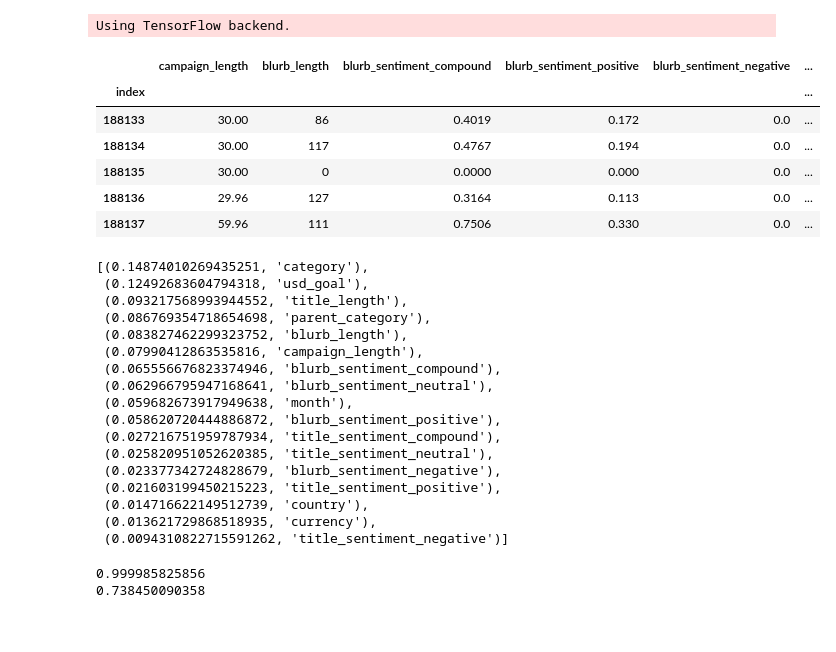
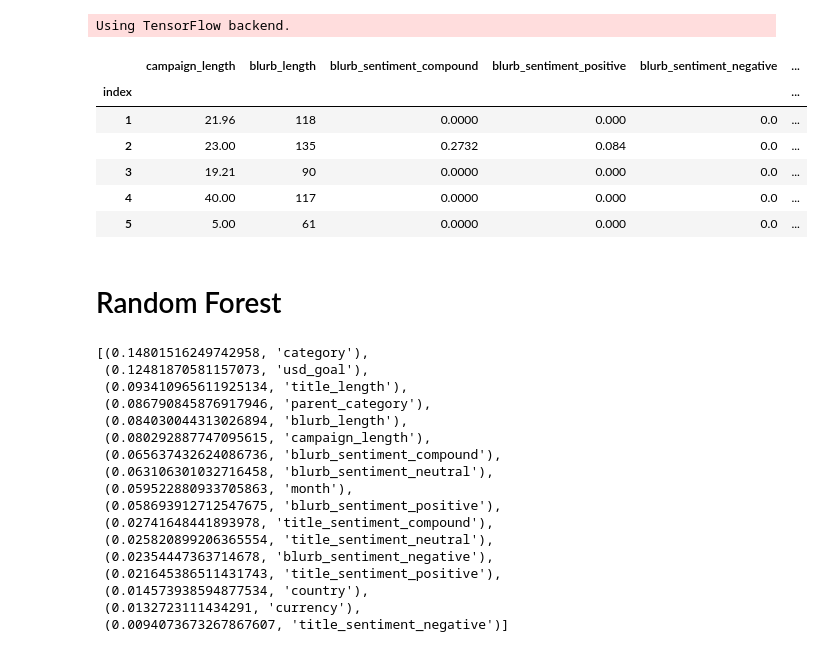
Before and after one commit to dmarrinan/Kickstarter-Analysis, a Jupyter notebook: machine_learning_modeling.ipynb, the cells around one changed output. Saved outputs shown, nothing was run; the diff lists cells and outputs as text; code cells hidden in the pictures.

```diff
--- a/machine_learning_modeling.ipynb
+++ b/machine_learning_modeling.ipynb
@@ -74,17 +74,17 @@ category_label_encoder = LabelEncoder()
 parent_category_label_encoder = LabelEncoder()
 month_label_encoder = LabelEncoder()
 
-country_label_encoder.fit(X_categorical_data[0])
-currency_label_encoder.fit(X_categorical_data[1])
-category_label_encoder.fit(X_categorical_data[2])
-parent_category_label_encoder.fit(X_categorical_data[3])
-month_label_encoder.fit(X_categorical_data[4])
+country_label_encoder.fit(kickstarter_df['country'])
+currency_label_encoder.fit(kickstarter_df['currency'])
+category_label_encoder.fit(kickstarter_df['category_name'])
+parent_category_label_encoder.fit(kickstarter_df['parent_category'])
+month_label_encoder.fit(kickstarter_df['month_started'])
 
-country_encoded = country_label_encoder.transform(X_categorical_data[0])
-currency_encoded = currency_label_encoder.transform(X_categorical_data[1])
-category_encoded = category_label_encoder.transform(X_categorical_data[2])
-parent_category_encoded = parent_category_label_encoder.transform(X_categorical_data[3])
-month_encoded = month_label_encoder.transform(X_categorical_data[4])
+country_encoded = country_label_encoder.transform(kickstarter_df['country'])
+currency_encoded = currency_label_encoder.transform(kickstarter_df['currency'])
+category_encoded = category_label_encoder.transform(kickstarter_df['category_name'])
+parent_category_encoded = parent_category_label_encoder.transform(kickstarter_df['parent_category'])
+month_encoded = month_label_encoder.transform(kickstarter_df['month_started'])
 
 # country_categorical = to_categorical(country_encoded)
 # currency_categorical = to_categorical(currency_encoded)
@@ -93,18 +93,18 @@ month_encoded = month_label_encoder.transform(X_categorical_data[4])
 # %%
 X['parent_category'] = parent_category_encoded
 X['country'] = country_encoded
 X['currency'] = currency_encoded
 X['category'] = category_encoded
 X['month'] = month_encoded
-X.tail()
+X.head()
 # %% [output]
 |  | campaign_length | blurb_length | blurb_sentiment_compound | blurb_sentiment_positive | blurb_sentiment_negative | ... |
 | index |  |  |  |  |  | ... |
-| 188133 | 30.00 | 86 | 0.4019 | 0.172 | 0.0 | ... |
-| 188134 | 30.00 | 117 | 0.4767 | 0.194 | 0.0 | ... |
-| 188135 | 30.00 | 0 | 0.0000 | 0.000 | 0.0 | ... |
-| 188136 | 29.96 | 127 | 0.3164 | 0.113 | 0.0 | ... |
-| 188137 | 59.96 | 111 | 0.7506 | 0.330 | 0.0 | ... |
+| 1 | 21.96 | 118 | 0.0000 | 0.000 | 0.0 | ... |
+| 2 | 23.00 | 135 | 0.2732 | 0.084 | 0.0 | ... |
+| 3 | 19.21 | 90 | 0.0000 | 0.000 | 0.0 | ... |
+| 4 | 40.00 | 117 | 0.0000 | 0.000 | 0.0 | ... |
+| 5 | 5.00 | 61 | 0.0000 | 0.000 | 0.0 | ... |
 # %%
 X_scaler = StandardScaler().fit(X)
 X_scaled = X_scaler.transform(X)
@@ -116,6 +118,8 @@ y_categorical = to_categorical(y_encoded)
 # %%
 from sklearn.model_selection import train_test_split
 X_train, X_test, y_train, y_test = train_test_split(X, y, random_state=42)
+# %% [markdown]
+# Random Forest
 # %%
 from sklearn import tree
 from sklearn.ensemble import RandomForestClassifier
@@ -128,26 +132,20 @@ test_score = rf.score(X_test, y_test)
 importances = rf.feature_importances_
 sorted(zip(rf.feature_importances_, X.columns), reverse=True)
 # %% [output]
-[(0.14874010269435251, 'category'),
- (0.12492683604794318, 'usd_goal'),
- (0.093217568993944552, 'title_length'),
- (0.086769354718654698, 'parent_category'),
- (0.083827462299323752, 'blurb_length'),
- (0.07990412863535816, 'campaign_length'),
- (0.065556676823374946, 'blurb_sentiment_compound'),
- (0.062966795947168641, 'blurb_sentiment_neutral'),
- (0.059682673917949638, 'month'),
- (0.058620720444886872, 'blurb_sentiment_positive'),
- (0.027216751959787934, 'title_sentiment_compound'),
- (0.025820951052620385, 'title_sentiment_neutral'),
- (0.023377342724828679, 'blurb_sentiment_negative'),
- (0.021603199450215223, 'title_sentiment_positive'),
- (0.014716622149512739, 'country'),
- (0.013621729868518935, 'currency'),
- (0.0094310822715591262, 'title_sentiment_negative')]
+[(0.14801516249742958, 'category'),
+ (0.12481870581157073, 'usd_goal'),
+ (0.093410965611925134, 'title_length'),
+ (0.086790845876917946, 'parent_category'),
+ (0.084030044313026894, 'blurb_length'),
+ (0.080292887747095615, 'campaign_length'),
+ (0.065637432624086736, 'blurb_sentiment_compound'),
+ (0.063106301032716458, 'blurb_sentiment_neutral'),
+ (0.059522880933705863, 'month'),
+ (0.058693912712547675, 'blurb_sentiment_positive'),
+ (0.02741648441893978, 'title_sentiment_compound'),
+ (0.025820899206365554, 'title_sentiment_neutral'),
+ (0.02354447363714678, 'blurb_sentiment_negative'),
+ (0.021645386511431743, 'title_sentiment_positive'),
+ (0.014573938594877534, 'country'),
+ (0.0132723111434291, 'currency'),
+ (0.0094073673267867607, 'title_sentiment_negative')]
-# %%
-print(train_score)
-print(test_score)
-# %% [output]
-0.999985825856
-0.738450090358
```
Also changed, not shown: parts of 21 cells of this notebook.
